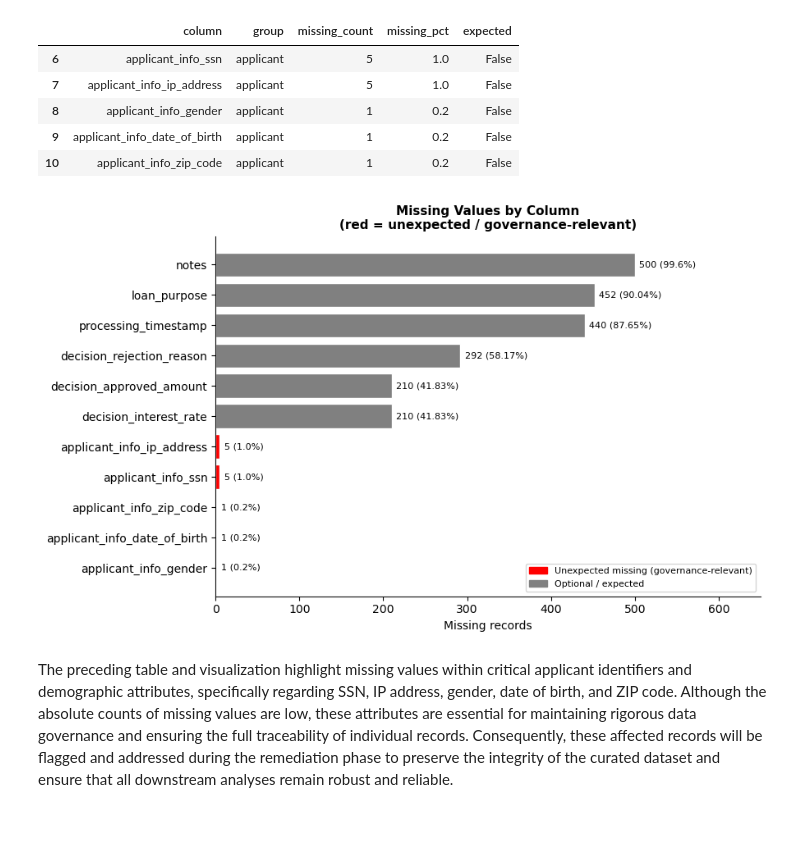
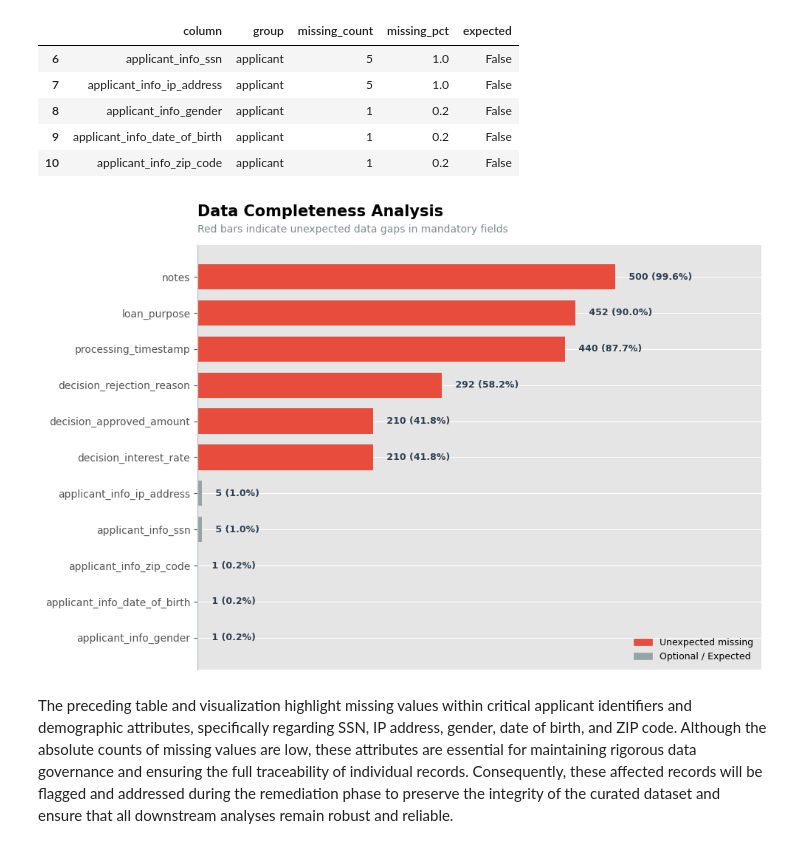
Before and after one commit to afonsojoao2001/dego-project-team12, a Jupyter notebook: notebooks/01-data-quality.ipynb, the cells around one changed output. Drawn from its saved outputs; the diff is of its cells as text; code cells hidden in the pictures.

Commit message:
Optimized Visualisation in Completeness Section

```diff
--- a/notebooks/01-data-quality.ipynb
+++ b/notebooks/01-data-quality.ipynb
@@ -363,32 +363,57 @@ Columns with unexpected missing values: 5
 # %%
 import matplotlib.pyplot as plt
 import matplotlib.patches as mpatches
 
+
+color_red = "#E74C3C"
+color_grey = "#95A5A6"
+plt.rcParams['font.family'] = 'sans-serif'
+
+# Prep
 mv = completeness_df[completeness_df["missing_count"] > 0].sort_values("missing_count", ascending=True)
 
-fig, ax = plt.subplots(figsize=(9, max(3, len(mv) * 0.5)))
+# Plot
+fig, ax = plt.subplots(figsize=(10, max(4, len(mv) * 0.6)))
 
-colors = ["red" if not r["expected"] else "grey" for _, r in mv.iterrows()]
-bars = ax.barh(mv["column"], mv["missing_count"], color=colors, edgecolor="white")
+# indicating colors
+colors = [color_red if r["expected"] else color_grey for _, r in mv.iterrows()]
+
+# bars
+bars = ax.barh(mv["column"], mv["missing_count"], color=colors, height=0.7)
+
+# Data-Labels
 ax.bar_label(
     bars,
-    labels=[f"{int(v)} ({p}%)" for v, p in zip(mv["missing_count"], mv["missing_pct"])],
-    padding=4, fontsize=8
+    labels=[f" {int(v):,} ({p:.1f}%)" for v, p in zip(mv["missing_count"], mv["missing_pct"])],
+    padding=10,
+    fontsize=9,
+    fontweight='bold',
+    color="#2C3E50"
 )
 
-ax.set_xlabel("Missing records", fontsize=10)
-ax.set_title("Missing Values by Column\n(red = unexpected / governance-relevant)", fontsize=11, fontweight="bold")
-ax.spines[["top", "right"]].set_visible(False)
-ax.set_xlim(0, mv["missing_count"].max() * 1.3)
-ax.legend(handles=[
-    mpatches.Patch(color="red", label="Unexpected missing (governance-relevant)"),
-    mpatches.Patch(color="grey", label="Optional / expected"),
-], fontsize=8, loc="lower right")
+# Title
+ax.set_title(r"Data Completeness Analysis", loc='left', fontsize=15, fontweight="bold", pad=28)
+ax.text(0, 1.03, r"Red bars indicate unexpected data gaps in mandatory fields",
+        transform=ax.transAxes, fontsize=10, color="#7F8C8D")
+
+# Axis
+ax.spines[["top", "right", "bottom"]].set_visible(False) # Rahmen entfernen
+ax.spines["left"].set_color("#BDC3C7") # Linke Achse dezent färben
+ax.set_xticks([]) # X-Achse ausblenden, da Labels vorhanden sind
+
+
+ax.set_xlim(0, mv["missing_count"].max() * 1.35)
+
+
+legend_patches = [
+    mpatches.Patch(color=color_red, label="Unexpected missing"),
+    mpatches.Patch(color=color_grey, label="Optional / Expected")
+]
+ax.legend(handles=legend_patches, loc="lower right", frameon=False, fontsize=9)
 
 plt.tight_layout()
-plt.show()
 # %% [output]
-[figure, old version]
+[figure, new version]
 # %% [markdown]
 The preceding table and visualization highlight missing values within critical applicant identifiers and demographic attributes, specifically regarding SSN, IP address, gender, date of birth, and ZIP code. Although the absolute counts of missing values are low, these attributes are essential for maintaining rigorous data governance and ensuring the full traceability of individual records. Consequently, these affected records will be flagged and addressed during the remediation phase to preserve the integrity of the curated dataset and ensure that all downstream analyses remain robust and reliable.
 # %% [markdown]
```
Also changed, not shown: parts of 3 cells of this notebook.
